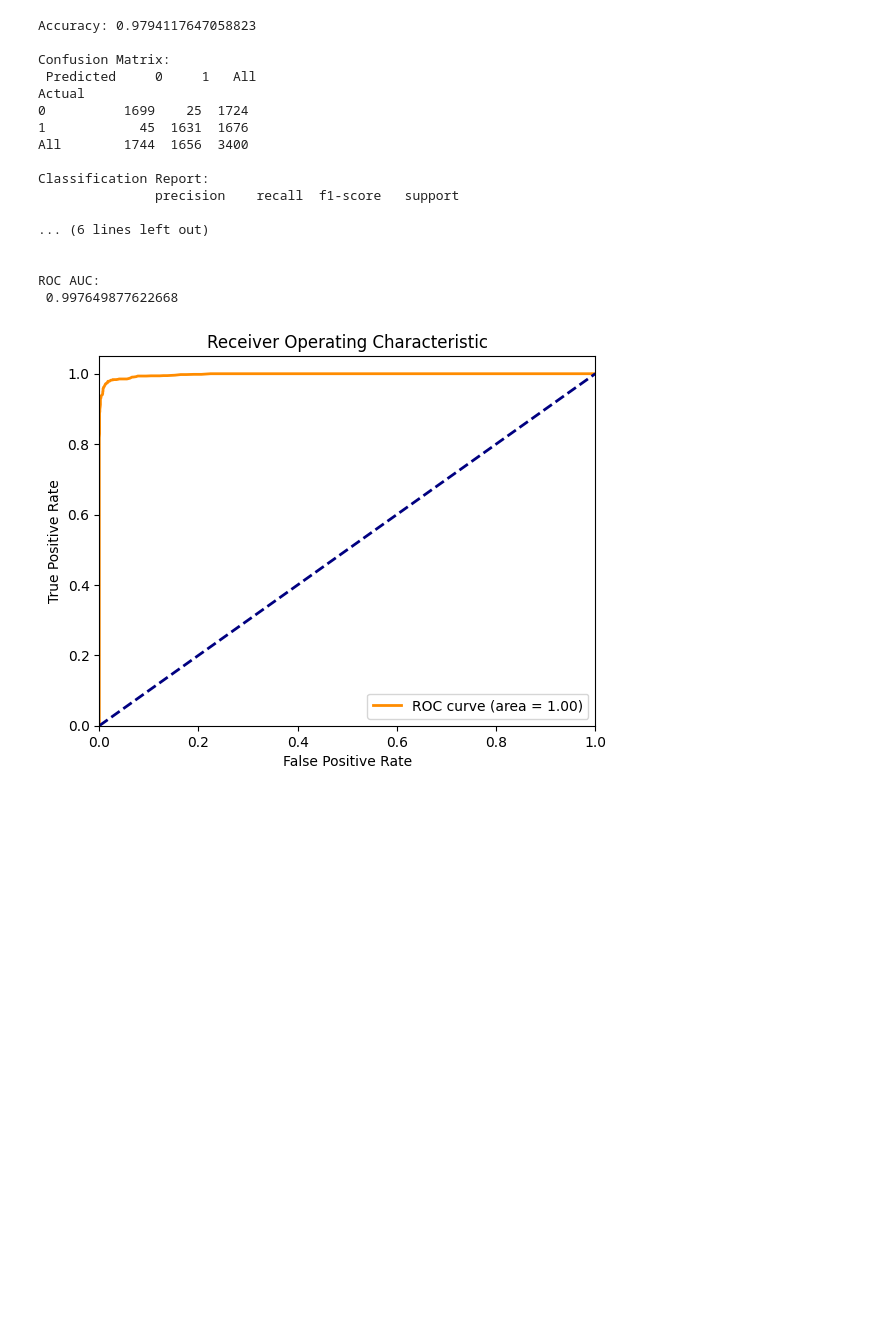
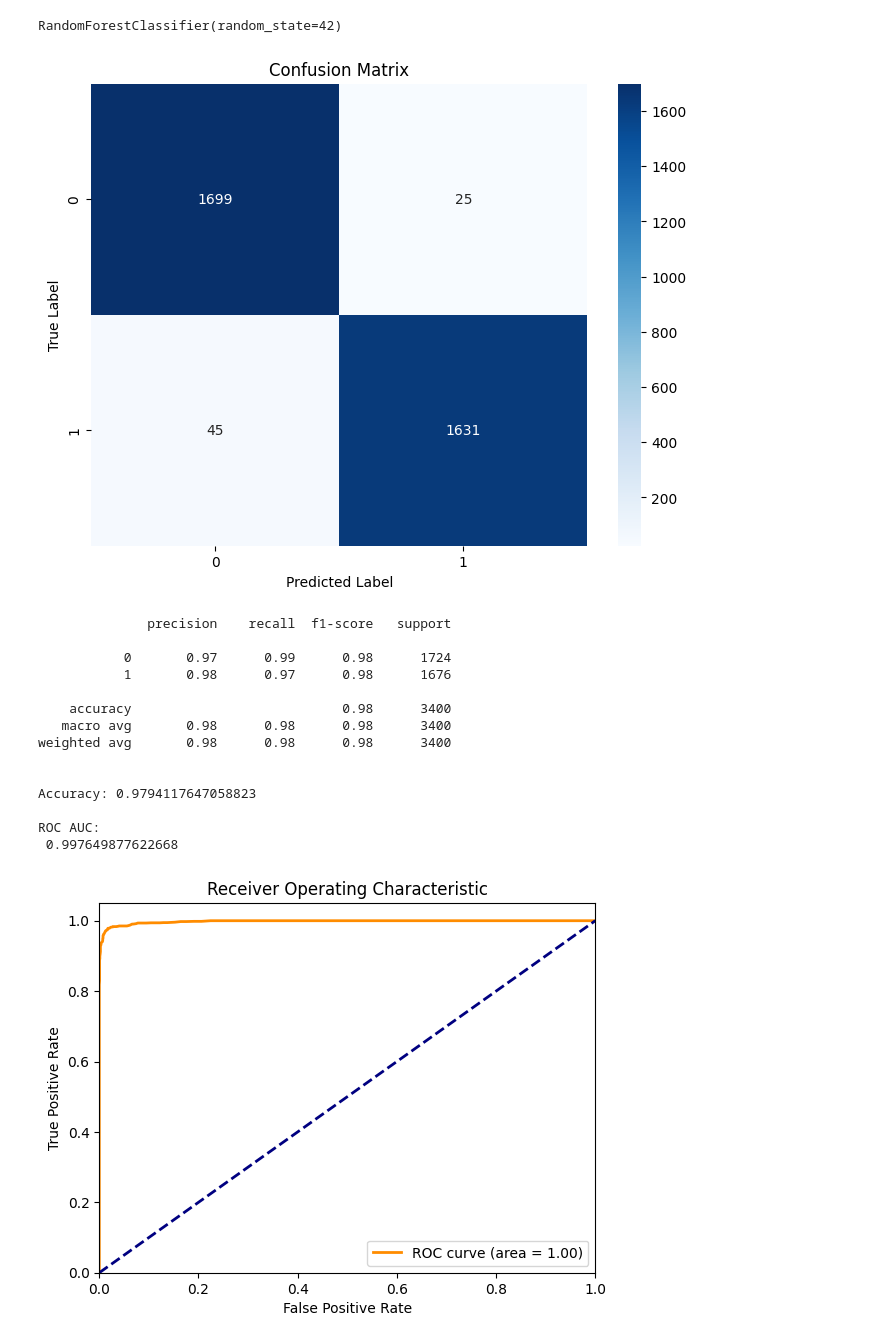
Before and after one commit to nasesmae/Bank-Customer-Churn-Prediction, a Jupyter notebook: 2.4. random forest.ipynb, the cells around one changed output. Cells and saved outputs as stored; diff of their text form; code cells hidden in the pictures; blank space fills up the shorter version.

Commit message:
final insights and visualizations

```diff
--- a/2.4. random forest.ipynb
+++ b/2.4. random forest.ipynb
@@ -28,39 +29,50 @@ rf_classifier = RandomForestClassifier(random_state=42)
 
 # Train the model on the training data
 rf_classifier.fit(X_train, y_train)
-
-# Make predictions on the testing data
-y_pred = rf_classifier.predict(X_test)
+# %% [output]
+RandomForestClassifier(random_state=42)
 # %%
-# Evaluate the Random Forest model
+# Predicting the test data
+y_pred = rf_classifier.predict(X_test)
+
+# Calculating different performance metrics
 accuracy = accuracy_score(y_test, y_pred)
-conf_matrix = pd.crosstab(y_test, y_pred, rownames=['Actual'], colnames=['Predicted'], margins=True)
 classification_rep = classification_report(y_test, y_pred)
+
+# Generating the confusion matrix
+conf_matrix = confusion_matrix(y_test, y_pred)
+
+# Plotting the confusion matrix
+plt.figure(figsize=(8, 6))
+sns.heatmap(conf_matrix, annot=True, fmt="d", cmap="Blues")
+plt.title('Confusion Matrix')
+plt.xlabel('Predicted Label')
+plt.ylabel('True Label')
+plt.show()
+
+# Detailed classification report
+print(classification_report(y_test, y_pred))
 
 # Calculate FPR, TPR, and Thresholds for ROC curve
 fpr, tpr, thresholds = roc_curve(y_test, rf_classifier.predict_proba(X_test)[:, 1])
 roc_auc = auc(fpr, tpr)
 
 print("")
 print(f"Accuracy: {accuracy}")
-print("\nConfusion Matrix:\n", conf_matrix)
-print("\nClassification Report:\n", classification_rep)
 print("\nROC AUC:\n", roc_auc)
 # %% [output]
+[figure, added]
+              precision    recall  f1-score   support
+
+           0       0.97      0.99      0.98      1724
+           1       0.98      0.97      0.98      1676
+
+    accuracy                           0.98      3400
+   macro avg       0.98      0.98      0.98      3400
+weighted avg       0.98      0.98      0.98      3400
+
+
 Accuracy: 0.9794117647058823
-
-Confusion Matrix:
- Predicted     0     1   All
-Actual
-0          1699    25  1724
-1            45  1631  1676
-All        1744  1656  3400
-
-Classification Report:
-               precision    recall  f1-score   support
-
-... (6 lines left out)
-
 
 ROC AUC:
  0.997649877622668
```
Also changed, not shown: parts of 9 cells of this notebook.
